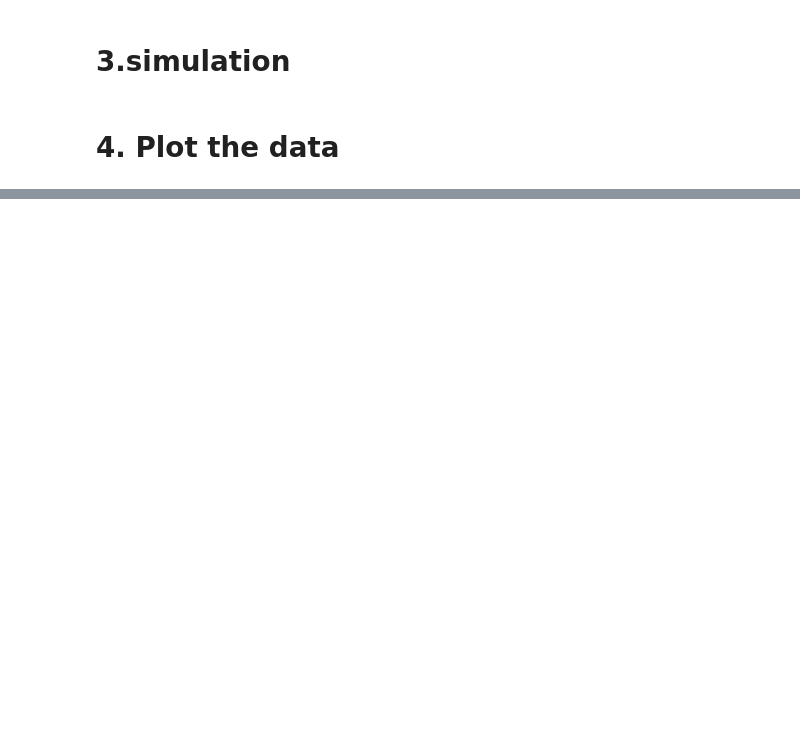
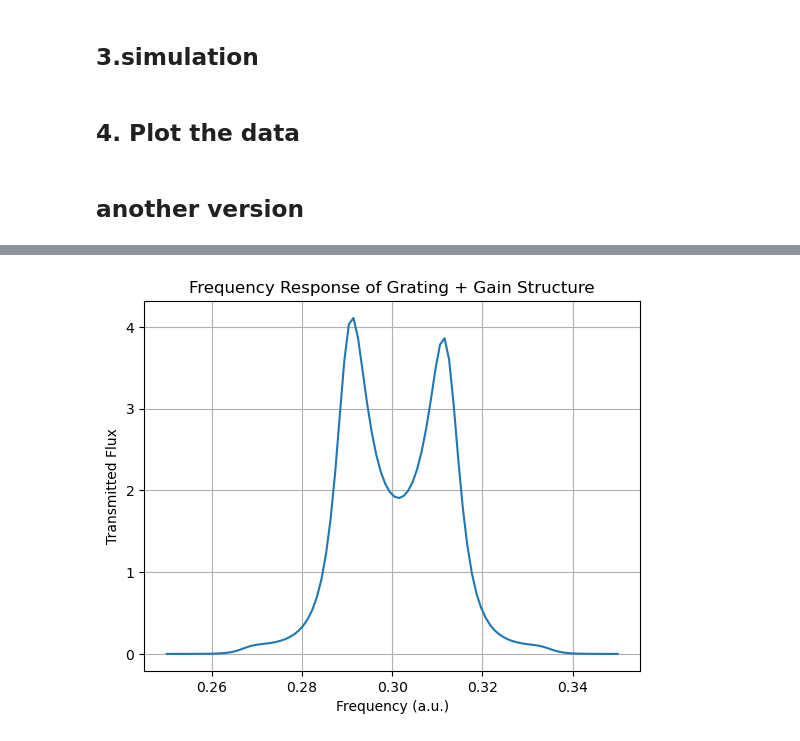
Before and after one commit to zhou277/Semiconductor_laser, a Jupyter notebook: Fibonacci.ipynb, the cells around one changed output, grey strips where cells are left out. Cells and saved outputs as stored; diff of their text form; code cells hidden in the pictures; blank space fills up the shorter version.

Commit message:
6.28
simulation on periodic grating and plot the flux

```diff
--- a/Fibonacci.ipynb
+++ b/Fibonacci.ipynb
@@ -7,6 +7,6 @@ import matplotlib.pyplot as plt
 # %%
 # define material
-mat_A = mp.Medium(epsilon=12)  # 高折射率
+mat_A = mp.Medium(epsilon=12)  # semiconductor epsilon
 mat_B = mp.Medium(epsilon=1)   # air epsilon
 
 # construct Fibonacci sequence
@@ -18,7 +18,7 @@ def fibonacci_sequence(n):
     else:
         return fibonacci_sequence(n - 1) + fibonacci_sequence(n - 2)
 
-sequence = fibonacci_sequence(5)  #  F(5) = ABAABABA
+sequence = fibonacci_sequence(10)  #  F(5) = ABAABABA
 
 block_width = 1.0
 geometry = []
@@ -67,7 +65,7 @@ sources = [mp.Source(mp.ContinuousSource(frequency=0.15),
                      component=mp.Ez,
                      center=mp.Vector3(-cell.x/2 + 1))]
 # %% [markdown]
-# 3.simulation
+## 3.simulation
 # %%
 sim = mp.Simulation(cell_size=cell,
                     geometry=geometry,
@@ -76,6 +74,6 @@ sim = mp.Simulation(cell_size=cell,
                     resolution=20)
 sim.run(until=200)
 # %% [markdown]
-# 4. Plot the data
+## 4. Plot the data
 # %%
 # 采样透射数据
@@ -92,3 +90,66 @@ plt.ylabel("Transmitted flux")
 plt.title("Transmission Spectrum of Fibonacci Grating (F5)")
 plt.grid(True)
 plt.show()
+# %% [markdown]
+## another version
+# %%
+# --- define parameters ---
+cell_x = 16
+cell = mp.Vector3(cell_x, 0, 0)
+
+resolution = 50
+n_gain = 3.5
+n_grating = 3.2
+n_bg = 1.0
+
+grating_period = 0.5
+bar_width = 0.5
+num_grating = 8
+
+# --- define geometry structure ---
+geometry = []
+
+# the gain region
+geometry.append(mp.Block(center=mp.Vector3(),
+                         size=mp.Vector3(6, mp.inf),
+                         material=mp.Medium(index=n_gain)))
+
+# --- periodic grating structure ---
+for i in range(num_grating):
+    x_pos = i * grating_period
+    geometry.append(mp.Block(center=mp.Vector3(x_pos, 0),
+                             size=mp.Vector3(bar_width, mp.inf),
+                             material=mp.Medium(index=n_grating)))
+
+# --- define a broadband gaussian source ---
+sources = [mp.Source(mp.GaussianSource(frequency=0.3, fwidth=0.1),
+                     component=mp.Ez,
+                     center=mp.Vector3(-6))]
+
+# --- Add a flux monitor to record transmission spectrum ---
+tran_fr = mp.FluxRegion(center=mp.Vector3(6))
+frequencies = np.linspace(0.2, 0.4, 100)
+
+# --- Set up simulation ---
+sim = mp.Simulation(
+    cell_size=cell,
+    boundary_layers=[mp.PML(1.0)],
+    geometry=geometry,
+    sources=sources,
+    resolution=resolution,
+)
+
+tran = sim.add_flux(0.3,0.1,100, tran_fr)
+sim.run(until_after_sources=mp.stop_when_fields_decayed(50, mp.Ez, mp.Vector3(6), 1e-5))
+
+# --- Extract and plot transmission spectrum ---
+flux_vals = mp.get_fluxes(tran)
+freqs = mp.get_flux_freqs(tran)
+
+plt.plot(freqs, flux_vals)
+plt.xlabel("Frequency (a.u.)")
+plt.ylabel("Transmitted Flux")
+plt.title("Frequency Response of Grating + Gain Structure")
+plt.grid(True)
+plt.show()
+# %% [output]
@@ -94,0 +173 @@ plt.show()
+[figure, added]
```
Also changed, not shown: parts of 5 cells of this notebook, 1 other file.
